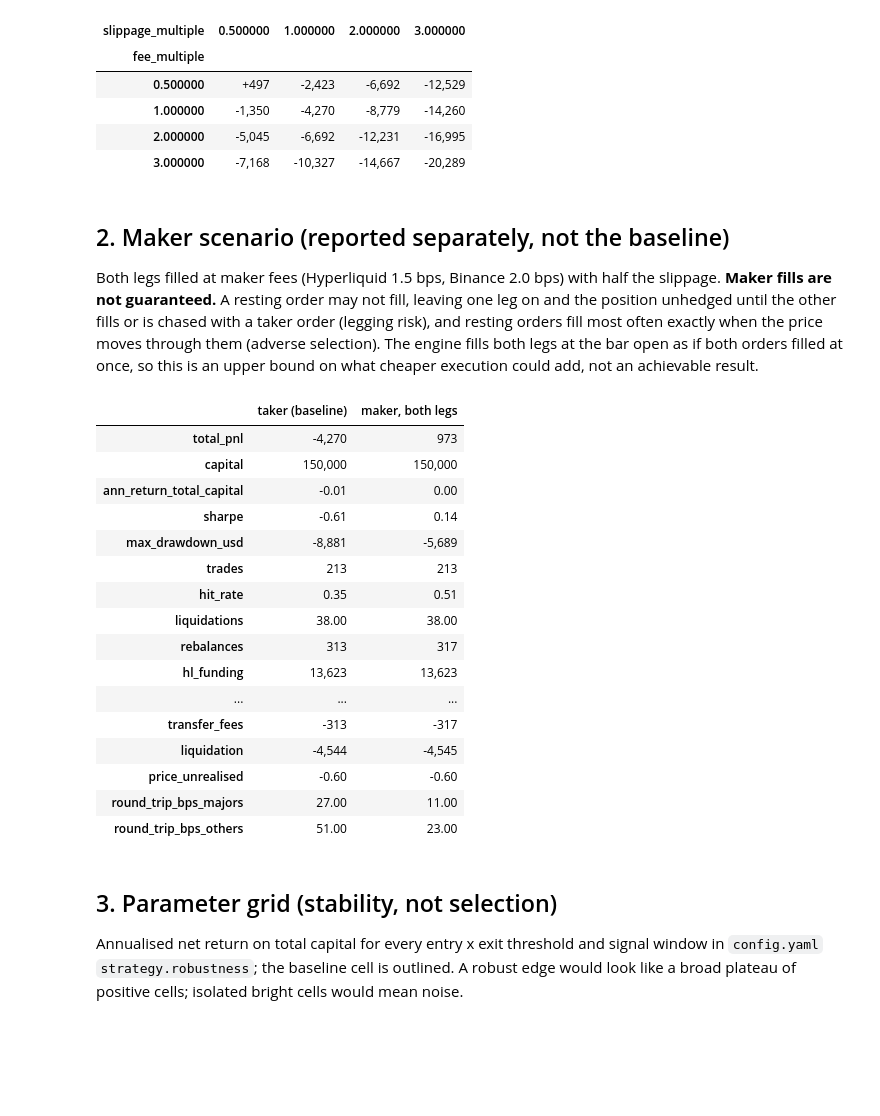
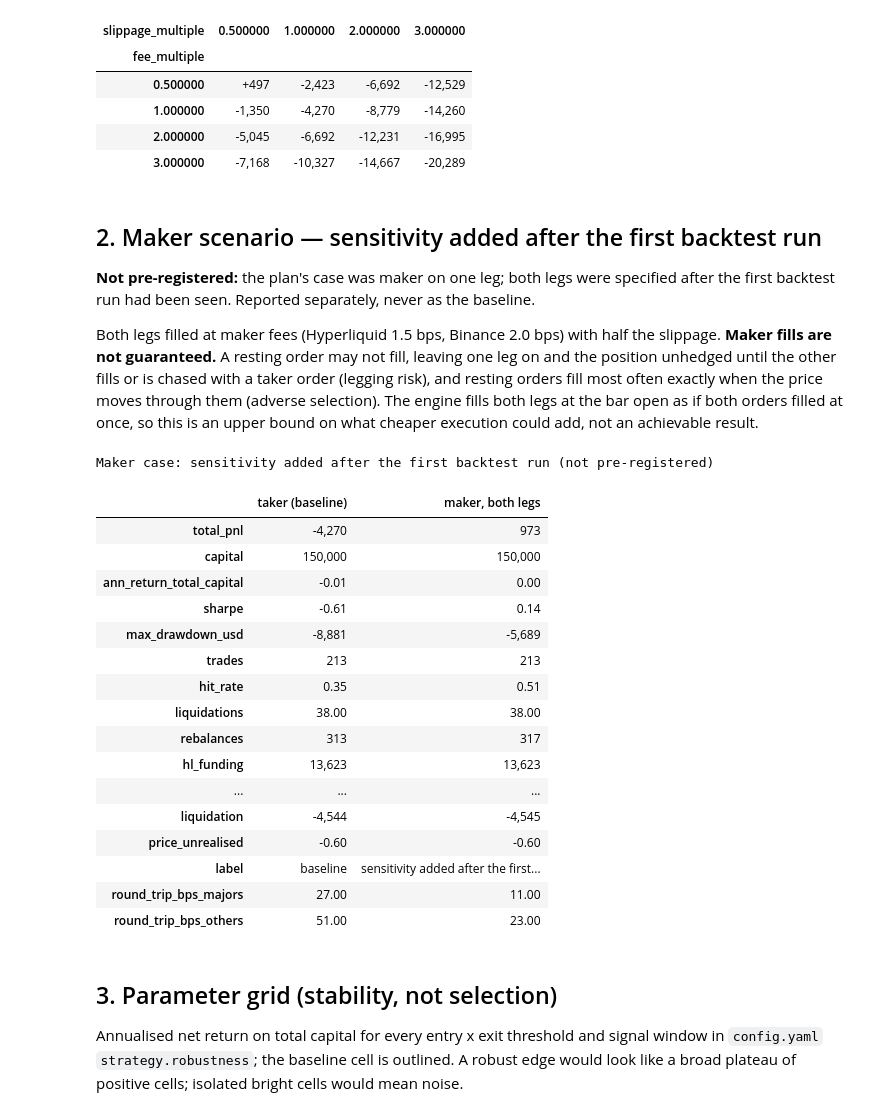
Before and after one commit to arthurfritscheck/funding-dislocations, a Jupyter notebook: notebooks/03_robustness.ipynb, the cells around one changed output. Drawn from its saved outputs; the diff is of its cells as text; code cells hidden in the pictures; blank space fills up the shorter version.

Commit message:
Failure cases, post-hoc tail-event sensitivity, maker scenario labelled post hoc

```diff
--- a/notebooks/03_robustness.ipynb
+++ b/notebooks/03_robustness.ipynb
@@ -74,7 +79,10 @@ Net P&L, $: rows = fee multiple, columns = slippage multiple
 | 2.000000 | -5,045 | -6,692 | -12,231 | -16,995 |
 | 3.000000 | -7,168 | -10,327 | -14,667 | -20,289 |
 # %% [markdown]
-## 2. Maker scenario (reported separately, not the baseline)
+## 2. Maker scenario — sensitivity added after the first backtest run
+
+**Not pre-registered:** the plan's case was maker on one leg; both legs were specified after
+the first backtest run had been seen. Reported separately, never as the baseline.
 
 Both legs filled at maker fees (Hyperliquid 1.5 bps, Binance 2.0 bps) with half the slippage.
 **Maker fills are not guaranteed.** A resting order may not fill, leaving one leg on and the
@@ -83,24 +91,25 @@ resting orders fill most often exactly when the price moves through them (advers
 The engine fills both legs at the bar open as if both orders filled at once, so this is an upper
 bound on what cheaper execution could add, not an achievable result.
 # %%
-m = res["maker"]
-m.style.format(lambda v: f"{v:,.2f}" if abs(v) < 100 else f"{v:,.0f}")
+m = res["maker_post_hoc"]
+m.style.format(lambda v: v if isinstance(v, str) else f"{v:,.2f}" if abs(v) < 100 else f"{v:,.0f}")    .set_caption("Maker case: sensitivity added after the first backtest run (not pre-registered)")
 # %% [output]
+Maker case: sensitivity added after the first backtest run (not pre-registered)
 |  | taker (baseline) | maker, both legs |
 | total_pnl | -4,270 | 973 |
 | capital | 150,000 | 150,000 |
 | ann_return_total_capital | -0.01 | 0.00 |
 | sharpe | -0.61 | 0.14 |
 | max_drawdown_usd | -8,881 | -5,689 |
 | trades | 213 | 213 |
 | hit_rate | 0.35 | 0.51 |
 | liquidations | 38.00 | 38.00 |
 | rebalances | 313 | 317 |
 | hl_funding | 13,623 | 13,623 |
 | ... | ... | ... |
-| transfer_fees | -313 | -317 |
 | liquidation | -4,544 | -4,545 |
 | price_unrealised | -0.60 | -0.60 |
+| label | baseline | sensitivity added after the first... |
 | round_trip_bps_majors | 27.00 | 11.00 |
 | round_trip_bps_others | 51.00 | 23.00 |
 # %% [markdown]
```
Also changed, not shown: parts of 13 cells of this notebook, 13 other files.
